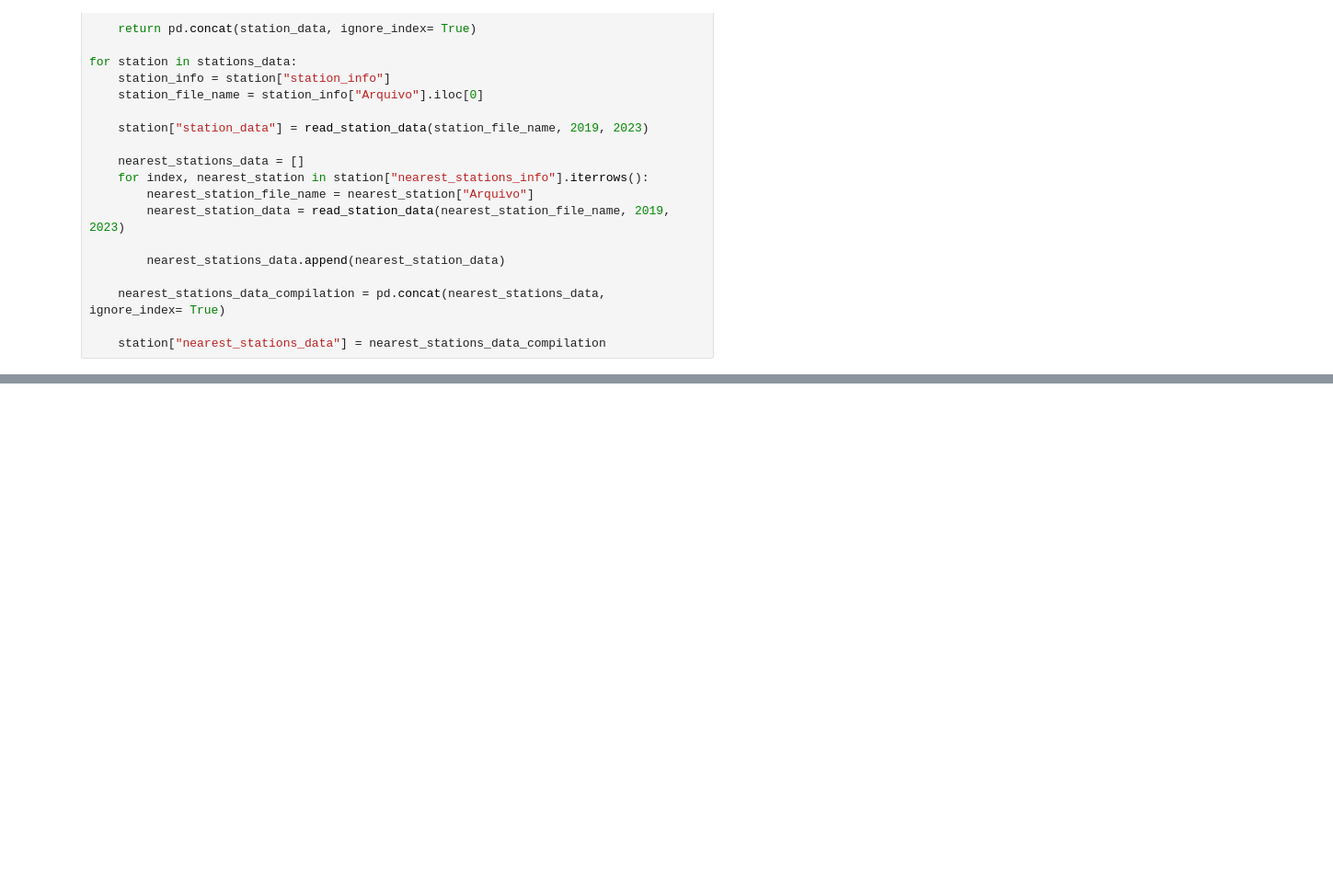
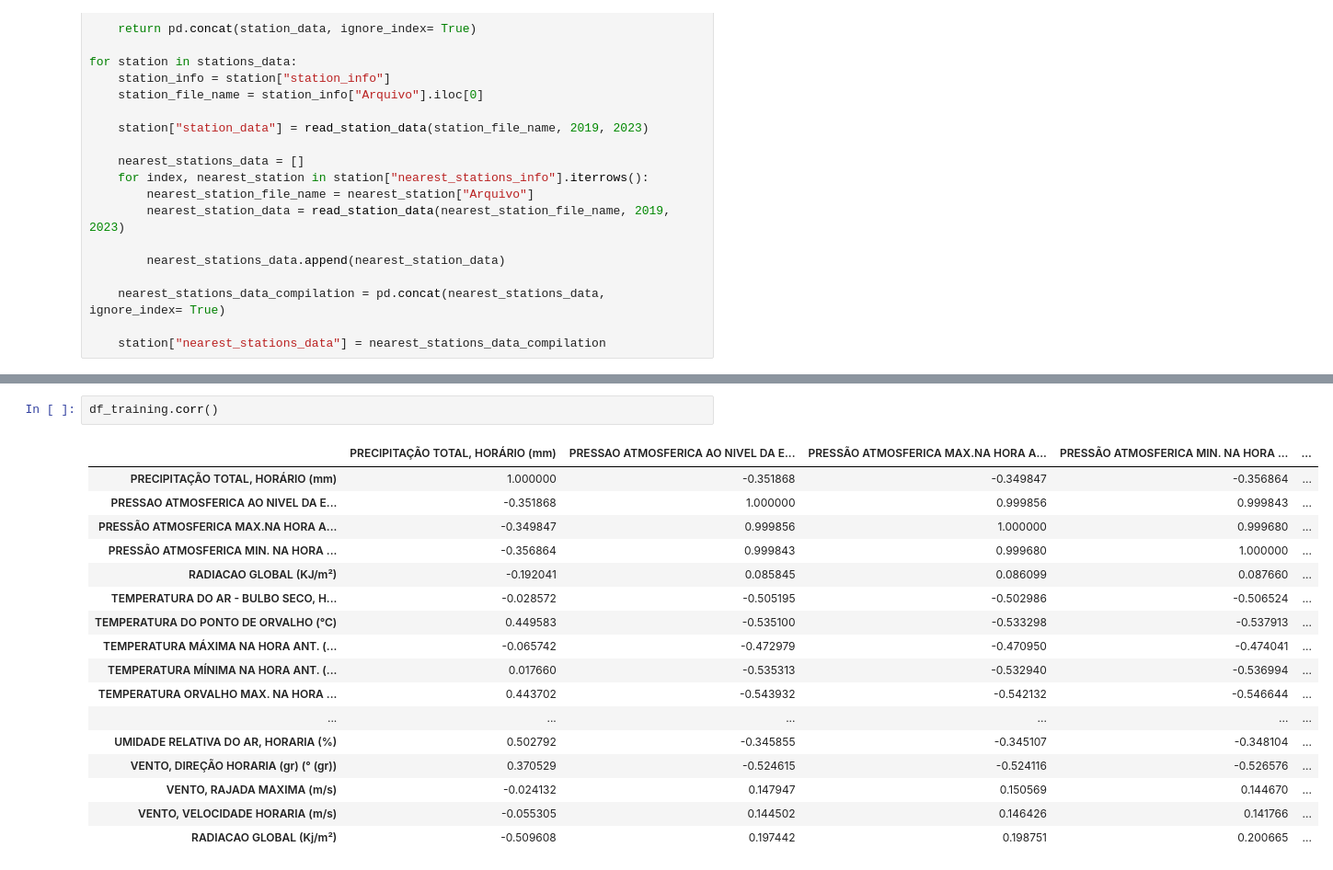
Before and after one commit to juliababa/TCC, a Jupyter notebook: src/cross_validation.ipynb, the cells around one changed output, grey strips where cells are left out. Shown at 92% size. Cells and saved outputs as stored; diff of their text form; blank space fills up the shorter version.

```diff
--- a/src/cross_validation.ipynb
+++ b/src/cross_validation.ipynb
@@ -318 +418,21 @@ sMAPE: 8.326483312013542
+# %%
+df_training.corr()
+# %% [output]
+|  | PRECIPITAÇÃO TOTAL, HORÁRIO (mm) | PRESSAO ATMOSFERICA AO NIVEL DA E... | PRESSÃO ATMOSFERICA MAX.NA HORA A... | PRESSÃO ATMOSFERICA MIN. NA HORA ... | ... |
+| PRECIPITAÇÃO TOTAL, HORÁRIO (mm) | 1.000000 | -0.351868 | -0.349847 | -0.356864 | ... |
+| PRESSAO ATMOSFERICA AO NIVEL DA E... | -0.351868 | 1.000000 | 0.999856 | 0.999843 | ... |
+| PRESSÃO ATMOSFERICA MAX.NA HORA A... | -0.349847 | 0.999856 | 1.000000 | 0.999680 | ... |
+| PRESSÃO ATMOSFERICA MIN. NA HORA ... | -0.356864 | 0.999843 | 0.999680 | 1.000000 | ... |
+| RADIACAO GLOBAL (KJ/m²) | -0.192041 | 0.085845 | 0.086099 | 0.087660 | ... |
+| TEMPERATURA DO AR - BULBO SECO, H... | -0.028572 | -0.505195 | -0.502986 | -0.506524 | ... |
+| TEMPERATURA DO PONTO DE ORVALHO (°C) | 0.449583 | -0.535100 | -0.533298 | -0.537913 | ... |
+| TEMPERATURA MÁXIMA NA HORA ANT. (... | -0.065742 | -0.472979 | -0.470950 | -0.474041 | ... |
+| TEMPERATURA MÍNIMA NA HORA ANT. (... | 0.017660 | -0.535313 | -0.532940 | -0.536994 | ... |
+| TEMPERATURA ORVALHO MAX. NA HORA ... | 0.443702 | -0.543932 | -0.542132 | -0.546644 | ... |
+| ... | ... | ... | ... | ... | ... |
+| UMIDADE RELATIVA DO AR, HORARIA (%) | 0.502792 | -0.345855 | -0.345107 | -0.348104 | ... |
+| VENTO, DIREÇÃO HORARIA (gr) (° (gr)) | 0.370529 | -0.524615 | -0.524116 | -0.526576 | ... |
+| VENTO, RAJADA MAXIMA (m/s) | -0.024132 | 0.147947 | 0.150569 | 0.144670 | ... |
+| VENTO, VELOCIDADE HORARIA (m/s) | -0.055305 | 0.144502 | 0.146426 | 0.141766 | ... |
+| RADIACAO GLOBAL (Kj/m²) | -0.509608 | 0.197442 | 0.198751 | 0.200665 | ... |
 # %%
```
Also changed, not shown: parts of 7 cells of this notebook, 1 other file.
